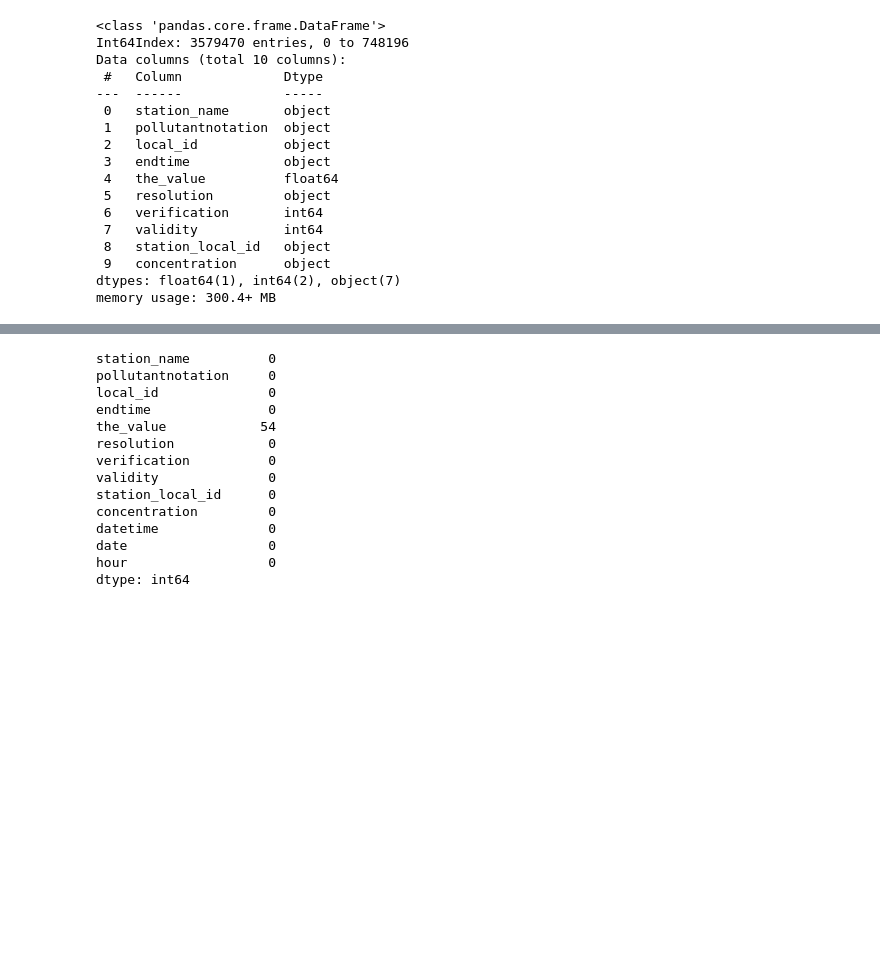
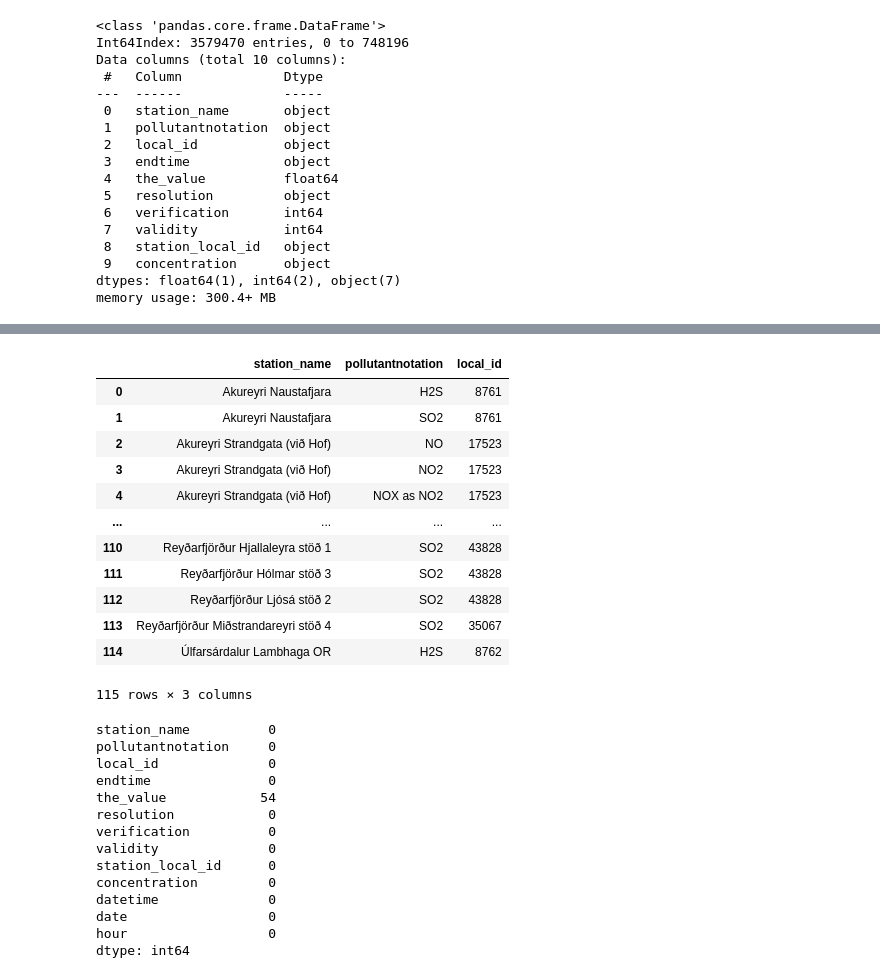
Before and after one commit to stuhow/air_quality_project, a Jupyter notebook: prototyping.ipynb, the cells around one changed output, grey strips where cells are left out. Drawn from its saved outputs; the diff is of its cells as text; code cells hidden in the pictures; blank space fills up the shorter version.

```diff
--- a/prototyping.ipynb
+++ b/prototyping.ipynb
@@ -91,3 +218,19 @@ pcc_df = pcc_df[pcc_df['hour'] == datetime.time(12, 0)]
+# %%
+df.groupby(['station_name', 'pollutantnotation'])['local_id'].count().reset_index()
+# %% [output]
+|  | station_name | pollutantnotation | local_id |
+| 0 | Akureyri Naustafjara | H2S | 8761 |
+| 1 | Akureyri Naustafjara | SO2 | 8761 |
+| 2 | Akureyri Strandgata (við Hof) | NO | 17523 |
+| 3 | Akureyri Strandgata (við Hof) | NO2 | 17523 |
+| 4 | Akureyri Strandgata (við Hof) | NOX as NO2 | 17523 |
+| ... | ... | ... | ... |
+| 110 | Reyðarfjörður Hjallaleyra stöð 1 | SO2 | 43828 |
+| 111 | Reyðarfjörður Hólmar stöð 3 | SO2 | 43828 |
+| 112 | Reyðarfjörður Ljósá stöð 2 | SO2 | 43828 |
+| 113 | Reyðarfjörður Miðstrandareyri stöð 4 | SO2 | 35067 |
+| 114 | Úlfarsárdalur Lambhaga OR | H2S | 8762 |
+115 rows × 3 columns
 # %%
 pcc_df.isna().sum(axis=0)
 # %% [output]
```
Also changed, not shown: parts of 20 cells of this notebook, 2 other files.
